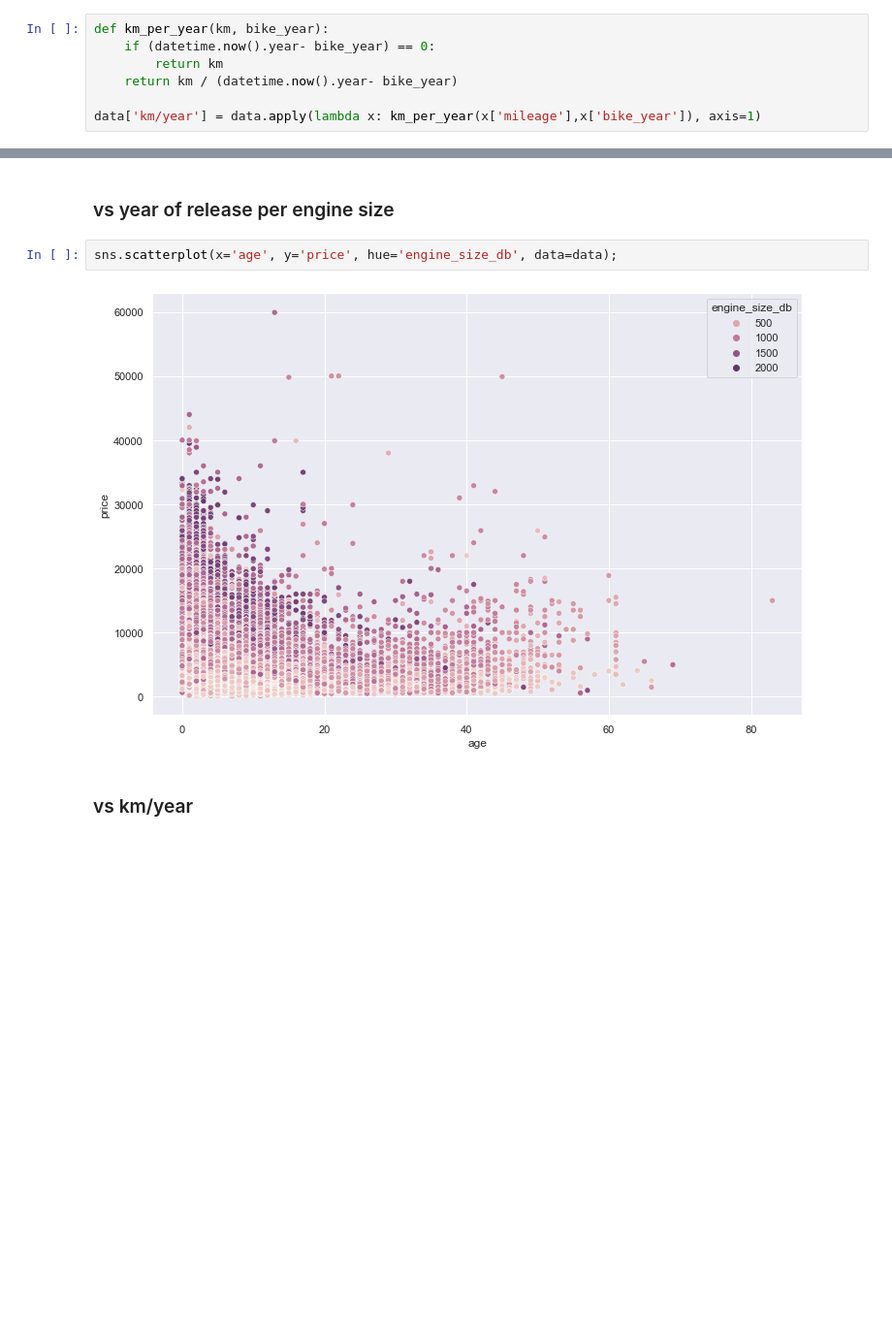
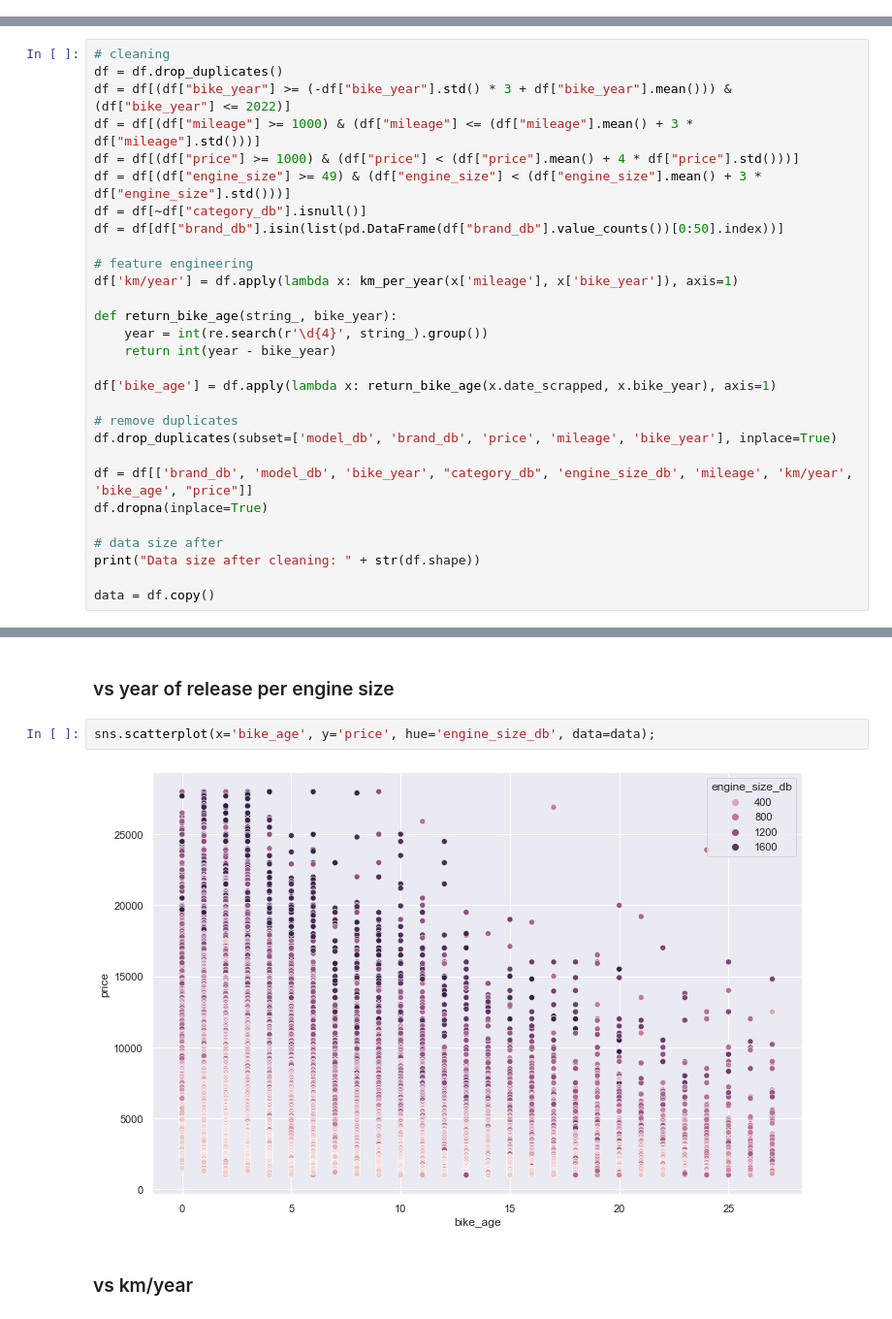
Before and after one commit to AnthonyDF/tresboncoin, a Jupyter notebook: notebooks/anthony/Model.ipynb, the cells around one changed output, grey strips where cells are left out. Shown at 97% size. Saved outputs shown, nothing was run; the diff lists cells and outputs as text; blank space fills up the shorter version.

Commit message:
bike_age feature implemented. bike age is the scrap_year - bike_year. This feature should be used instead of bike_year. Bike_year should be removed from the model. engine_size is now engine_size_db.

```diff
--- a/notebooks/anthony/Model.ipynb
+++ b/notebooks/anthony/Model.ipynb
@@ -26,7 +18,0 @@ print(data.shape)
-# %%
-def km_per_year(km, bike_year):
-    if (datetime.now().year- bike_year) == 0:
-        return km
-    return km / (datetime.now().year- bike_year)
-
-data['km/year'] = data.apply(lambda x: km_per_year(x['mileage'],x['bike_year']), axis=1)
@@ -40,0 +21,29 @@ data = data[data.engine_size>=49]
+# %%
+# cleaning
+df = df.drop_duplicates()
+df = df[(df["bike_year"] >= (-df["bike_year"].std() * 3 + df["bike_year"].mean())) & (df["bike_year"] <= 2022)]
+df = df[(df["mileage"] >= 1000) & (df["mileage"] <= (df["mileage"].mean() + 3 * df["mileage"].std()))]
+df = df[(df["price"] >= 1000) & (df["price"] < (df["price"].mean() + 4 * df["price"].std()))]
+df = df[(df["engine_size"] >= 49) & (df["engine_size"] < (df["engine_size"].mean() + 3 * df["engine_size"].std()))]
+df = df[~df["category_db"].isnull()]
+df = df[df["brand_db"].isin(list(pd.DataFrame(df["brand_db"].value_counts())[0:50].index))]
+
+# feature engineering
+df['km/year'] = df.apply(lambda x: km_per_year(x['mileage'], x['bike_year']), axis=1)
+
+def return_bike_age(string_, bike_year):
+    year = int(re.search(r'\d{4}', string_).group())
+    return int(year - bike_year)
+
+df['bike_age'] = df.apply(lambda x: return_bike_age(x.date_scrapped, x.bike_year), axis=1)
+
+# remove duplicates
+df.drop_duplicates(subset=['model_db', 'brand_db', 'price', 'mileage', 'bike_year'], inplace=True)
+
+df = df[['brand_db', 'model_db', 'bike_year', "category_db", 'engine_size_db', 'mileage', 'km/year', 'bike_age', "price"]]
+df.dropna(inplace=True)
+
+# data size after
+print("Data size after cleaning: " + str(df.shape))
+
+data = df.copy()
@@ -76,9 +81,9 @@ sns.scatterplot(x='mileage', y='price', hue='category_db',data=data);
 # %% [markdown]
 ### vs year of release per engine size
 # %%
-sns.scatterplot(x='age', y='price', hue='engine_size_db', data=data);
+sns.scatterplot(x='bike_age', y='price', hue='engine_size_db', data=data);
 # %% [output]
-[figure, old version]
+[figure, new version]
 # %% [markdown]
 ### vs km/year
 # %%
```
Also changed, not shown: parts of 40 cells of this notebook, 2 other files.
